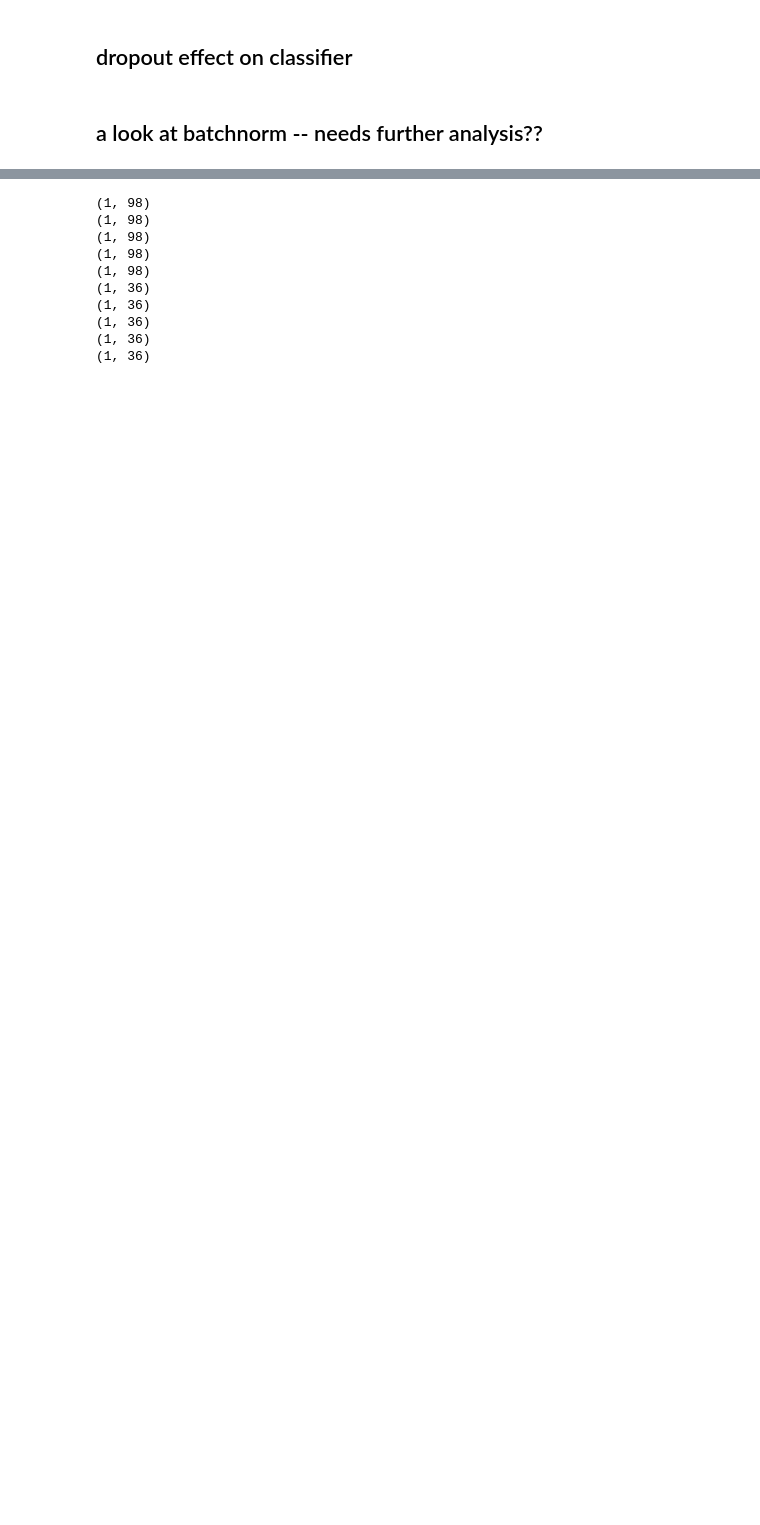
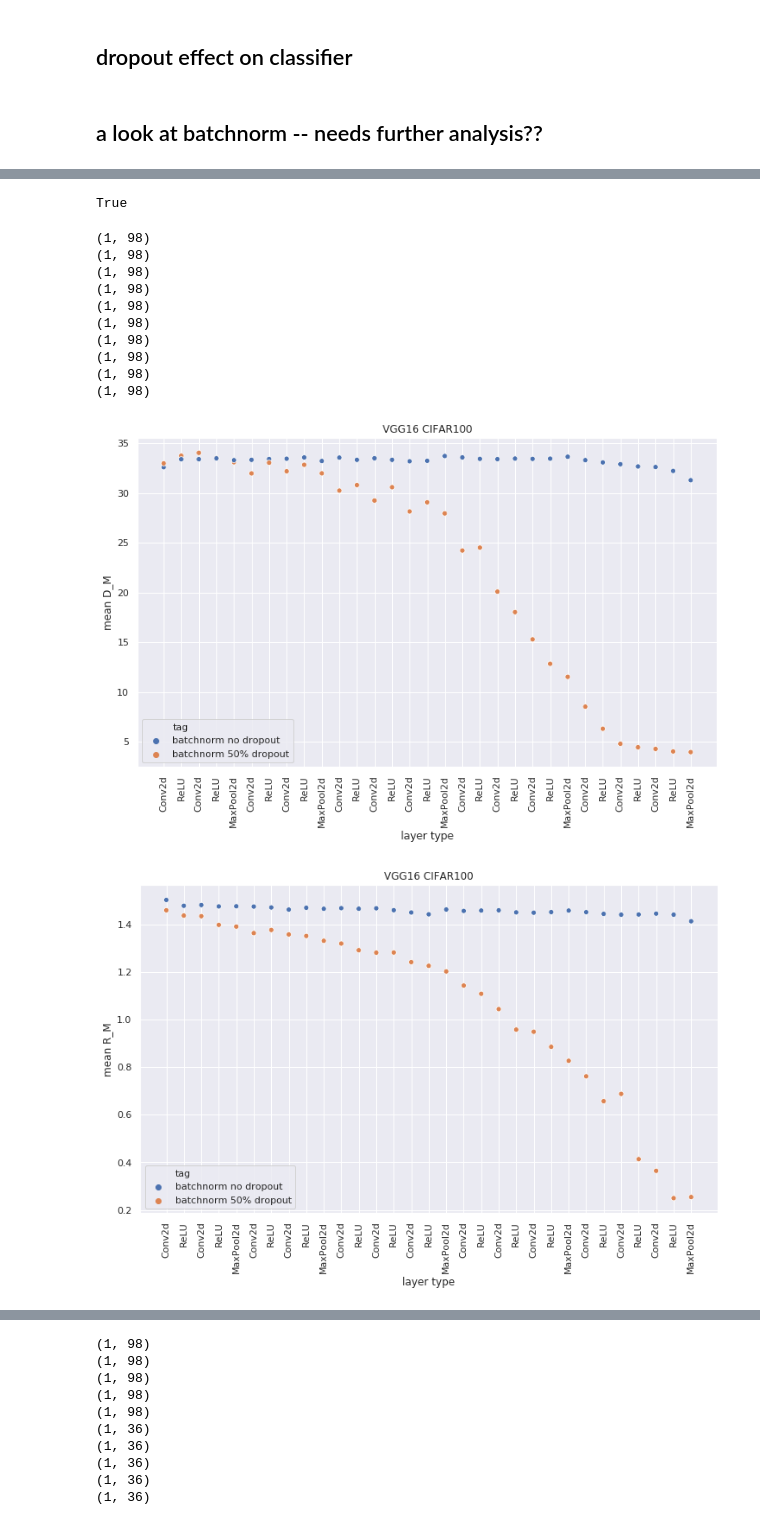
Before and after one commit to dapello/vgg-feature-gen, a Jupyter notebook: visualize_layers.ipynb, the cells around one changed output, grey strips where cells are left out. Saved outputs shown, nothing was run; the diff lists cells and outputs as text; code cells hidden in the pictures; blank space fills up the shorter version.

Commit message:
abstract functions to helpers.py

```diff
--- a/visualize_layers.ipynb
+++ b/visualize_layers.ipynb
@@ -6,4 +6,7 @@ from scipy.io import loadmat, savemat
 import matplotlib.pyplot as plt
 import seaborn as sns
 sns.set(style="darkgrid")
+sns.set_context('talk')
 %matplotlib inline
+
+from helpers import *
@@ -701,0 +527,35 @@ for v in ['D_M_vec','R_M_vec', 'a_Mfull_vec', 'a_M_vec', 'CCcorr']:
+# %%
+df = None
+type(df) == type(None)
+# %% [output]
+True
+# %%
+measures = ['D_M_vec','R_M_vec', 'a_Mfull_vec', 'a_M_vec', 'CCcorr']
+mani_dirs = [
+    '../vgg-feature-gen/CIFAR100/manifold_formatted_drop_0_feature_vgg16_bn_seed0/',
+    '../vgg-feature-gen/CIFAR100/manifold_formatted_drop_50_feature_vgg16_bn_seed0/'
+]
+tags = [
+    'batchnorm no dropout',
+    'batchnorm 50% dropout'
+]
+
+df = multi_frame_constructor(mani_dirs, tags, measures)
+
+df_filtered = df[(df['image set']=='train')&(df['type']!='BatchNorm2d')]
+
+for measure in measures:
+    display(df_filtered, measure, 'features', 'VGG16 CIFAR100')
+# %% [output]
+(1, 98)
+(1, 98)
+(1, 98)
+(1, 98)
+(1, 98)
+(1, 98)
+(1, 98)
+(1, 98)
+(1, 98)
+(1, 98)
+[figure, added]
+[figure, added]
```
Also changed, not shown: parts of 12 cells of this notebook, 1 other file.
